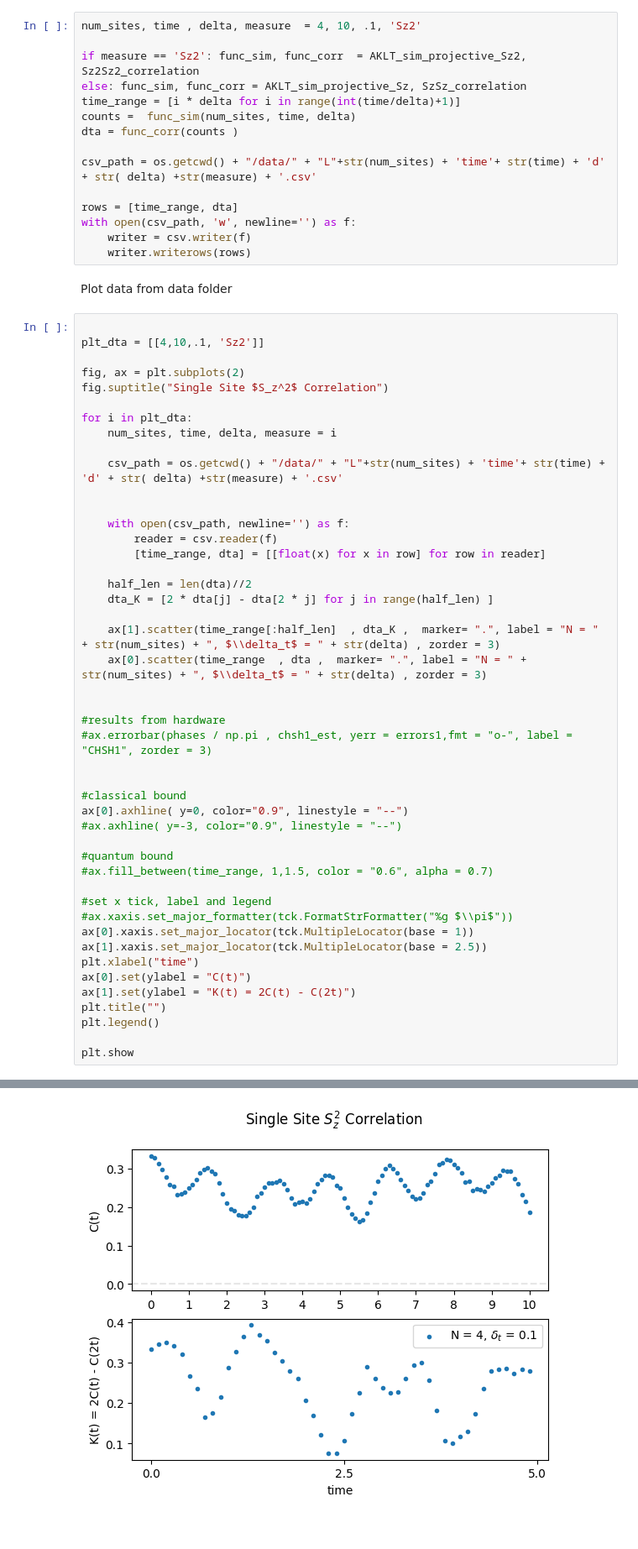
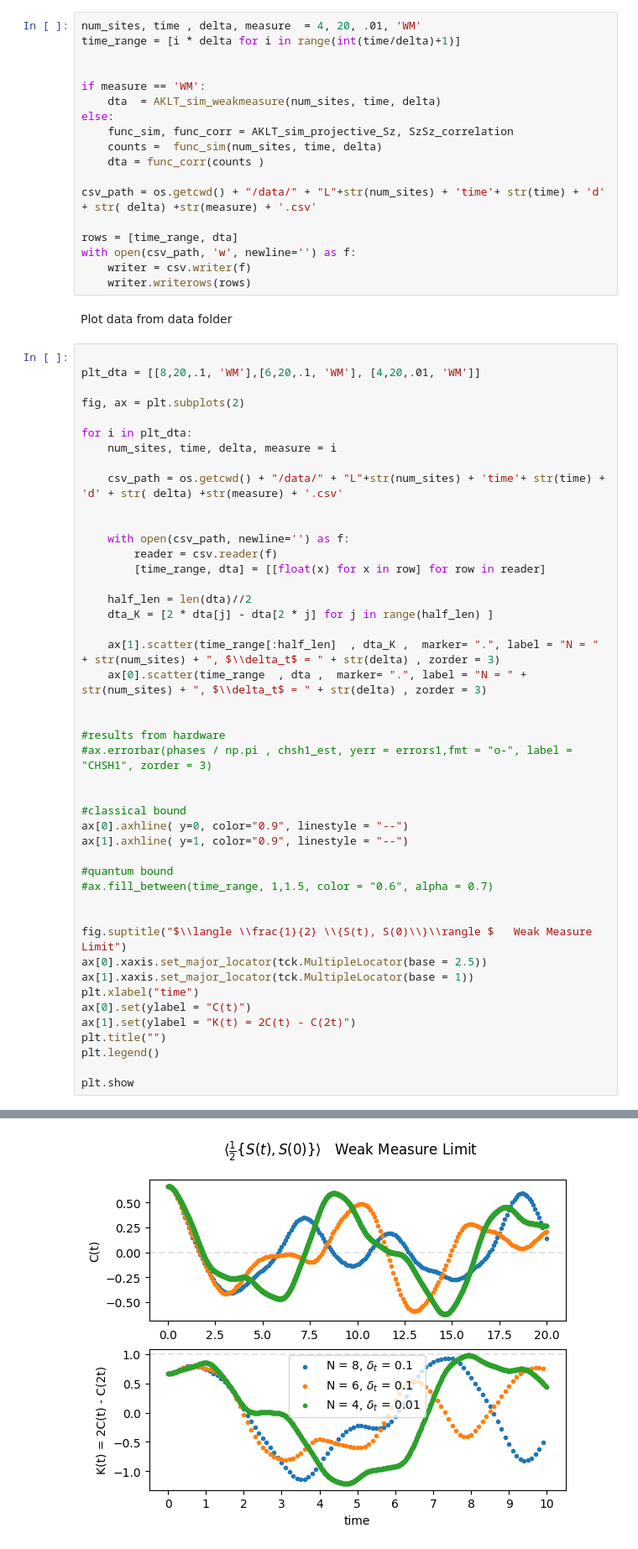
Before and after one commit to IanROsborne/Quantum_Metrology_AKLT, a Jupyter notebook: plot_gen.ipynb, the cells around one changed output, grey strips where cells are left out. Shown at 84% size. Saved outputs shown, nothing was run; the diff lists cells and outputs as text.

```diff
--- a/plot_gen.ipynb
+++ b/plot_gen.ipynb
@@ -16,13 +13,16 @@ None
 # %% [markdown]
 Generate data and export to data folder
 # %%
-num_sites, time , delta, measure  = 4, 10, .1, 'Sz2'
+num_sites, time , delta, measure  = 4, 20, .01, 'WM'
+time_range = [i * delta for i in range(int(time/delta)+1)]
 
-if measure == 'Sz2': func_sim, func_corr  = AKLT_sim_projective_Sz2, Sz2Sz2_correlation
-else: func_sim, func_corr = AKLT_sim_projective_Sz, SzSz_correlation
-time_range = [i * delta for i in range(int(time/delta)+1)]
-counts =  func_sim(num_sites, time, delta)
-dta = func_corr(counts )
+
+if measure == 'WM':
+    dta  = AKLT_sim_weakmeasure(num_sites, time, delta)
+else:
+    func_sim, func_corr = AKLT_sim_projective_Sz, SzSz_correlation
+    counts =  func_sim(num_sites, time, delta)
+    dta = func_corr(counts )
 
 csv_path = os.getcwd() + "/data/" + "L"+str(num_sites) + 'time'+ str(time) + 'd' + str( delta) +str(measure) + '.csv'
 
@@ -34,10 +34,9 @@ with open(csv_path, 'w', newline='') as f:
 Plot data from data folder
 # %%
 
-plt_dta = [[4,10,.1, 'Sz2']]
+plt_dta = [[8,20,.1, 'WM'],[6,20,.1, 'WM'], [4,20,.01, 'WM']]
 
 fig, ax = plt.subplots(2)
-fig.suptitle("Single Site $S_z^2$ Correlation")
 
 for i in plt_dta:
     num_sites, time, delta, measure = i
@@ -48,38 +47,38 @@ for i in plt_dta:
     with open(csv_path, newline='') as f:
         reader = csv.reader(f)
         [time_range, dta] = [[float(x) for x in row] for row in reader]
 
     half_len = len(dta)//2
     dta_K = [2 * dta[j] - dta[2 * j] for j in range(half_len) ]
 
     ax[1].scatter(time_range[:half_len]  , dta_K ,  marker= ".", label = "N = " + str(num_sites) + ", $\\delta_t$ = " + str(delta) , zorder = 3)
     ax[0].scatter(time_range  , dta ,  marker= ".", label = "N = " + str(num_sites) + ", $\\delta_t$ = " + str(delta) , zorder = 3)
 
 
 #results from hardware
 #ax.errorbar(phases / np.pi , chsh1_est, yerr = errors1,fmt = "o-", label = "CHSH1", zorder = 3)
 
 
 #classical bound
 ax[0].axhline( y=0, color="0.9", linestyle = "--")
-#ax.axhline( y=-3, color="0.9", linestyle = "--")
+ax[1].axhline( y=1, color="0.9", linestyle = "--")
 
 #quantum bound
 #ax.fill_between(time_range, 1,1.5, color = "0.6", alpha = 0.7)
 
-#set x tick, label and legend
-#ax.xaxis.set_major_formatter(tck.FormatStrFormatter("%g $\\pi$"))
-ax[0].xaxis.set_major_locator(tck.MultipleLocator(base = 1))
-ax[1].xaxis.set_major_locator(tck.MultipleLocator(base = 2.5))
+
+fig.suptitle("$\\langle \\frac{1}{2} \\{S(t), S(0)\\}\\rangle $   Weak Measure Limit")
+ax[0].xaxis.set_major_locator(tck.MultipleLocator(base = 2.5))
+ax[1].xaxis.set_major_locator(tck.MultipleLocator(base = 1))
 plt.xlabel("time")
 ax[0].set(ylabel = "C(t)")
 ax[1].set(ylabel = "K(t) = 2C(t) - C(2t)")
 plt.title("")
 plt.legend()
 
 plt.show
 # %% [output]
 <function matplotlib.pyplot.show(close=None, block=None)>
-[figure, old version]
+[figure, new version]
 # %%
 #Save plot
```
Also changed, not shown: parts of 3 cells of this notebook, 1 other file.
